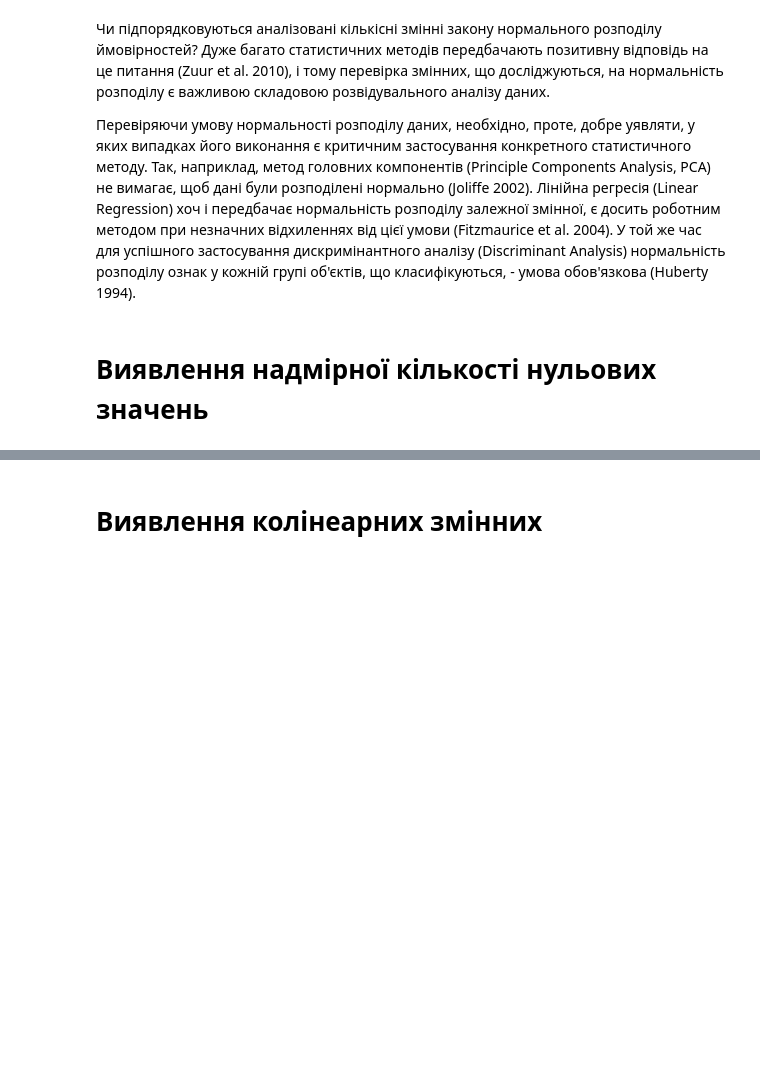
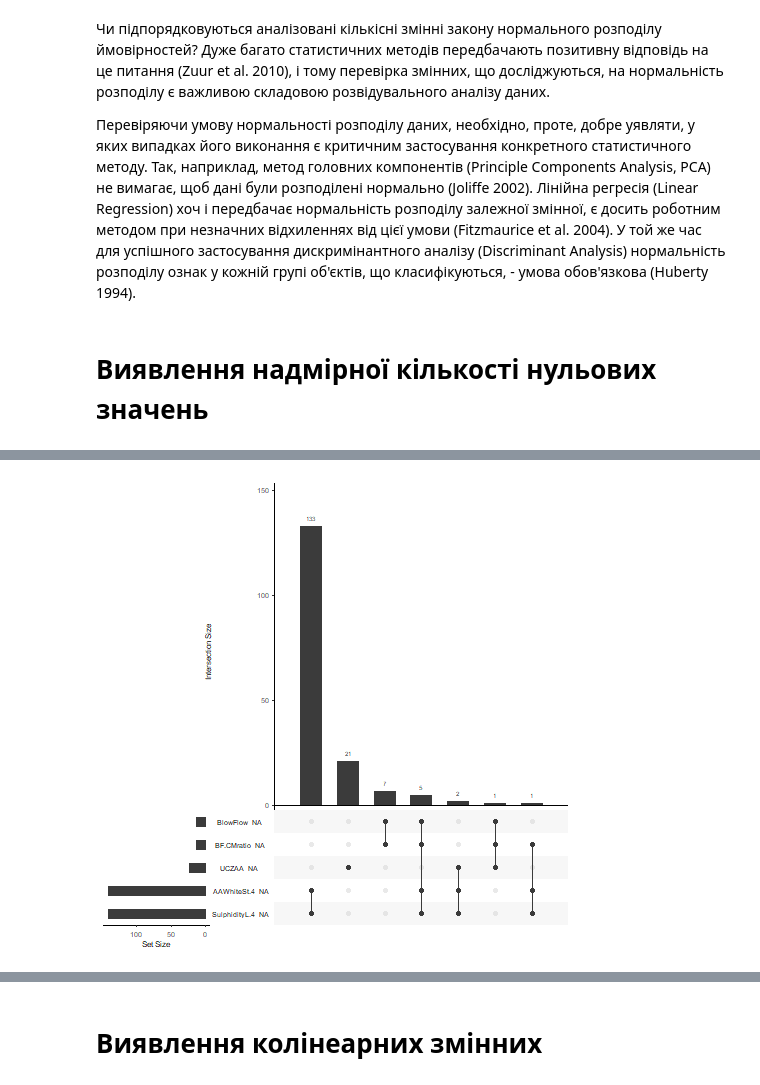
Before and after one commit to Jekson2007/notes_DS, a Jupyter notebook: Exploratory Data Analysis.ipynb, the cells around one changed output, grey strips where cells are left out. Cells and saved outputs as stored; diff of their text form; code cells hidden in the pictures; blank space fills up the shorter version.

```diff
--- a/Exploratory Data Analysis.ipynb
+++ b/Exploratory Data Analysis.ipynb
@@ -163,0 +199,9 @@ Statistics=0.060, p-value=0.806
+# %%
+%%R
+# naniar::vis_miss naniar::gg_miss_upset == > https://cran.r-project.org/web/packages/naniar/vignettes/naniar-visualisation.html
+Rdf = read.csv('https://openmv.net/file/kamyr-digester.csv')
+# gg_miss_upset(df)
+naniar::gg_miss_upset(Rdf)
+# https://epirhandbook.com/en/missing-data.html
+# %% [output]
+[figure, added]
```
Also changed, not shown: parts of 20 cells of this notebook, 4 other files.
